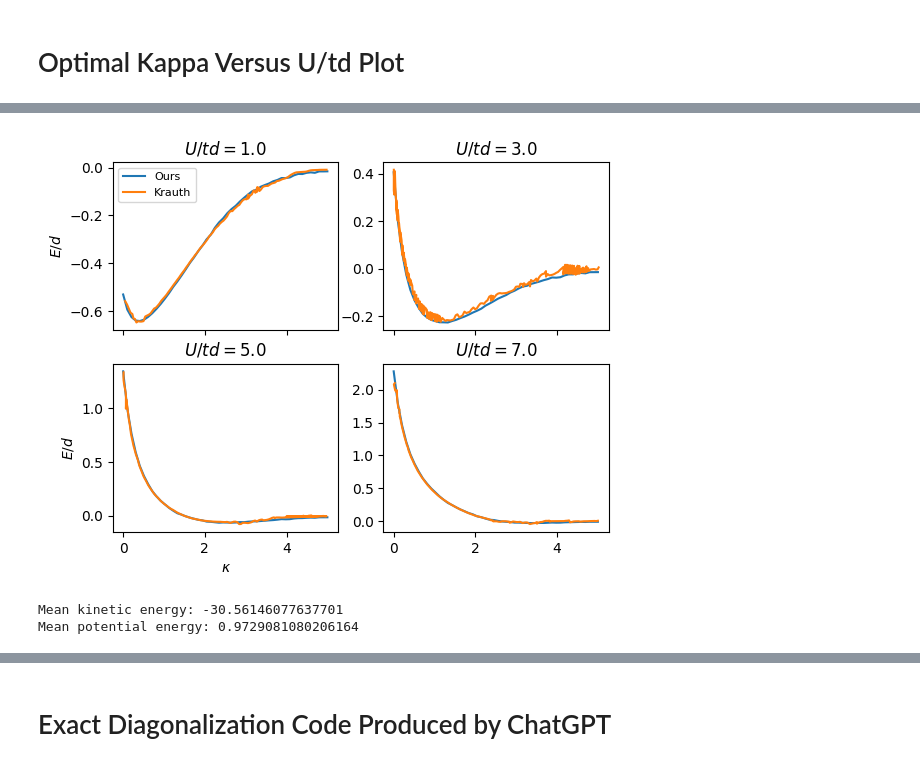
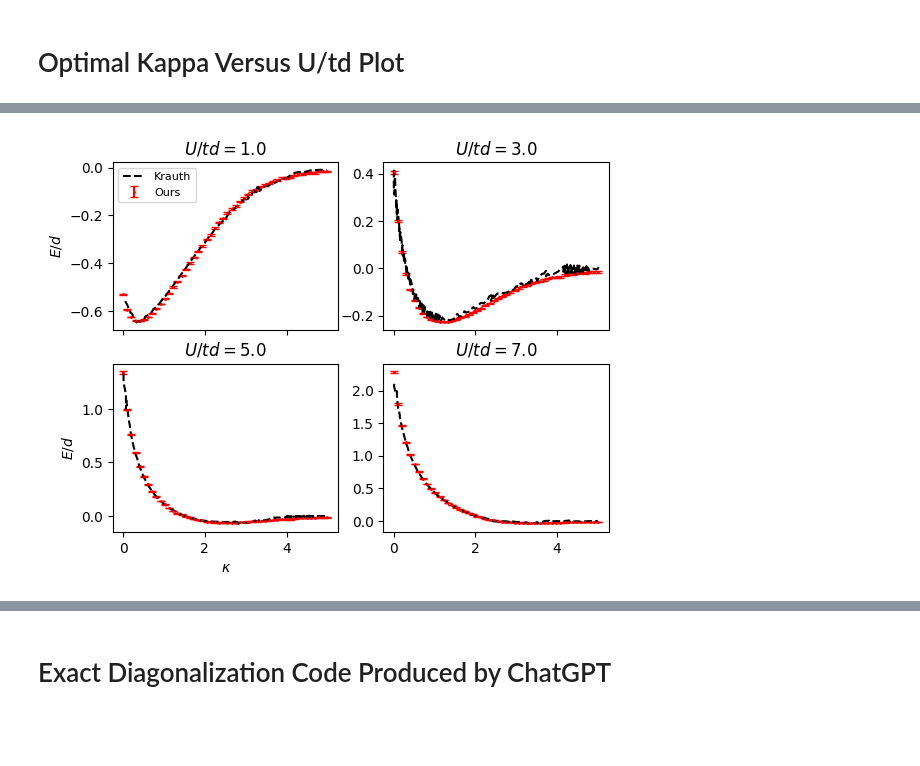
Before and after one commit to wmallah/Bose_Hubbard_VMC, a Jupyter notebook: VMCBoseHubbard/analysis_scripts/benchmark.ipynb, the cells around one changed output, grey strips where cells are left out. Saved outputs shown, nothing was run; the diff lists cells and outputs as text; code cells hidden in the pictures; blank space fills up the shorter version.

```diff
--- a/VMCBoseHubbard/analysis_scripts/benchmark.ipynb
+++ b/VMCBoseHubbard/analysis_scripts/benchmark.ipynb
@@ -476,48 +494,44 @@ Krauth_U7_E = Krauth_U7_np[:, 1]
 data_U1 = np.loadtxt("../data/C/1D/L16_N16/E_vs_kappa_U1.0.dat", comments='#')
 data_U1_kappa = data_U1[:, 0]
 data_U1_E = data_U1[:, 1]
+data_U1_E_err = data_U1[:, 2]
 
 # Our U = 3.0 data
 data_U3 = np.loadtxt("../data/C/1D/L16_N16/E_vs_kappa_U3.0.dat", comments='#')
 data_U3_kappa = data_U3[:, 0]
 data_U3_E = data_U3[:, 1]
+data_U3_E_err = data_U3[:, 2]
 
 # Our U = 5.0 data
 data_U5 = np.loadtxt("../data/C/1D/L16_N16/E_vs_kappa_U5.0.dat", comments='#')
 data_U5_kappa = data_U5[:, 0]
 data_U5_E = data_U5[:, 1]
+data_U5_E_err = data_U5[:, 2]
 
 # Our U = 7.0 data
 data_U7 = np.loadtxt("../data/C/1D/L16_N16/E_vs_kappa_U7.0.dat", comments='#')
 data_U7_kappa = data_U7[:, 0]
 data_U7_E = data_U7[:, 1]
+data_U7_E_err = data_U7[:, 2]
 
 fig, ax = plt.subplots(2, 2, sharex=True)
 ax[0,0].set_title(r"$U/td = 1.0$")
-ax[0,0].plot(data_U1_kappa, data_U1_E/16, label="Ours")
-ax[0,0].plot(Krauth_U1_kappa, Krauth_U1_E, label="Krauth")
+ax[0,0].errorbar(data_U1_kappa, data_U1_E/16, yerr=data_U1_E_err, fmt='o', markersize=1, color="red", capsize=3, label="Ours")
+ax[0,0].plot(Krauth_U1_kappa, Krauth_U1_E, c='k', linestyle='--', label="Krauth")
 ax[1,0].set_xlabel(r'$\kappa$')
 ax[0,0].set_ylabel(r'$E/d$')
 ax[1,0].set_ylabel(r'$E/d$')
 ax[0,1].set_title(r"$U/td = 3.0$")
-ax[0,1].plot(data_U3_kappa, data_U3_E/16, label="Ours")
-ax[0,1].plot(Krauth_U3_kappa, Krauth_U3_E, label="Krauth")
+ax[0,1].errorbar(data_U3_kappa, data_U3_E/16, yerr=data_U3_E_err, fmt="o", markersize=1, color="red", capsize=3, label="Ours")
+ax[0,1].plot(Krauth_U3_kappa, Krauth_U3_E, c='k', linestyle='--', label="Krauth")
 ax[1,0].set_title(r"$U/td = 5.0$")
-ax[1,0].plot(data_U5_kappa, data_U5_E/16, label="Ours")
-ax[1,0].plot(Krauth_U5_kappa, Krauth_U5_E, label="Krauth")
+ax[1,0].errorbar(data_U5_kappa, data_U5_E/16, yerr=data_U5_E_err, fmt="o", markersize=1, color="red", capsize=3, label="Ours")
+ax[1,0].plot(Krauth_U5_kappa, Krauth_U5_E, c='k', linestyle='--', label="Krauth")
 ax[1,1].set_title(r"$U/td = 7.0$")
-ax[1,1].plot(data_U7_kappa, data_U7_E/16, label="Ours")
-ax[1,1].plot(Krauth_U7_kappa, Krauth_U7_E, label="Krauth")
+ax[1,1].errorbar(data_U7_kappa, data_U7_E/16, yerr=data_U7_E_err, fmt="o", markersize=1, color="red", capsize=3, label="Ours")
+ax[1,1].plot(Krauth_U7_kappa, Krauth_U7_E, c='k', linestyle='--', label="Krauth")
 ax[0,0].legend(loc='best', fontsize=8)
+plt.savefig("./figures/Krauth_comparison/energy_versus_kappa.pdf")
 plt.show()
 # %% [output]
-[figure, old version]
+[figure, new version]
-# %%
-kinetic = data_U1[:, 3]
-potential = data_U1[:, 5]
-
-print("Mean kinetic energy:", sum(kinetic)/len(kinetic))
-print("Mean potential energy:", sum(potential)/len(potential))
-# %% [output]
-Mean kinetic energy: -30.56146077637701
-Mean potential energy: 0.9729081080206164
```
Also changed, not shown: parts of 6 cells of this notebook, 21 other files.
